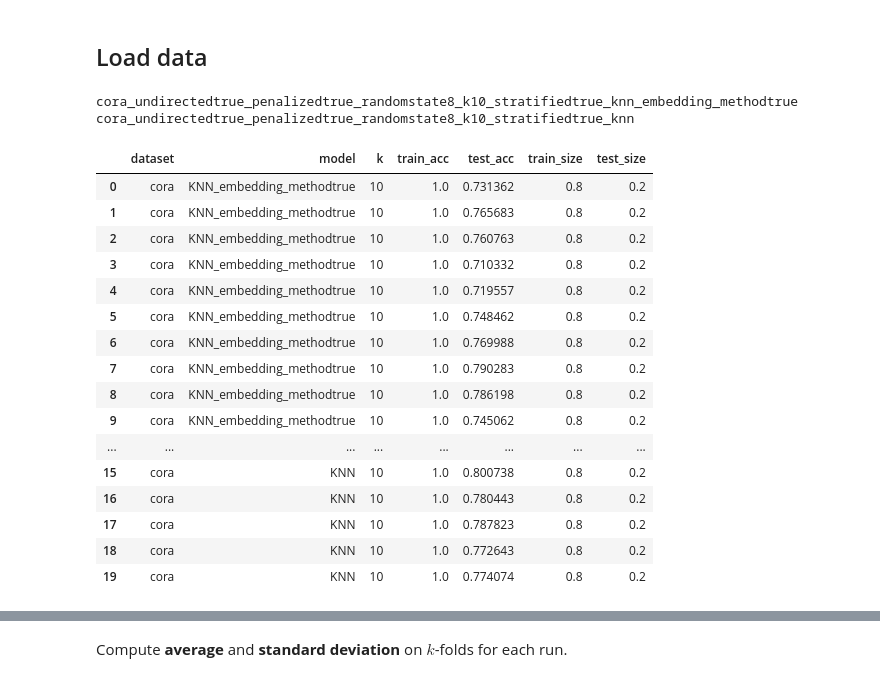
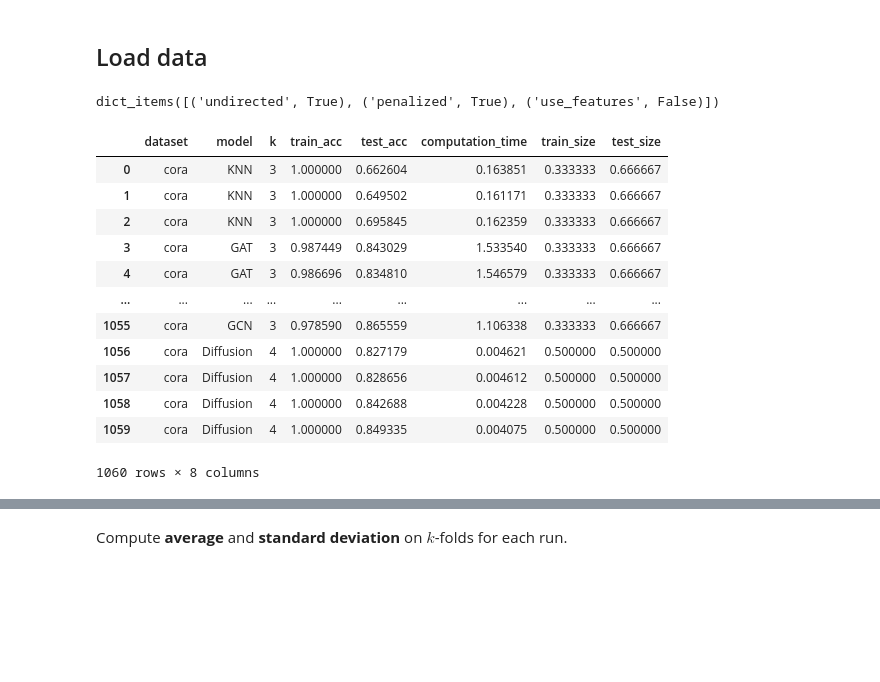
Before and after one commit to simondelarue/GNNsBenchmarkPerformance, a Jupyter notebook: notebooks/plots.ipynb, the cells around one changed output, grey strips where cells are left out. Saved outputs shown, nothing was run; the diff lists cells and outputs as text; code cells hidden in the pictures; blank space fills up the shorter version.

```diff
--- a/notebooks/plots.ipynb
+++ b/notebooks/plots.ipynb
@@ -22,11 +22,15 @@ def data2df(path: str, **kwargs):
     df = pd.DataFrame(columns=['dataset', 'model', 'k', 'train_acc', 'test_acc', 'computation_time'])
     n_params = len(kwargs.keys())
 
+    print(kwargs.items())
     # Load data
     for i, file in enumerate(os.listdir(path)):
         cpt = 0
         for key_elem, value in kwargs.items():
-            if (str(key_elem) + str(value).lower()) not in file:
+            if str(key_elem) == 'use_features' and str(value).lower() == 'false':
+                if 'use_featurestrue' in file:
+                    cpt += 1
+            elif (str(key_elem) + str(value).lower()) not in file:
                 cpt += 1
 
         if cpt == 0:
@@ -98,28 +102,23 @@ def line(error_y_mode=None, **kwargs):
 # %%
 RUNPATH = os.path.join(os.path.dirname(os.getcwd()), 'runs')
 
 # Store data into DataFrame
 #df = data2df(RUNPATH, undir=True, penalized=True)
-df = data2df(RUNPATH, undirected=True, penalized=True)
+df = data2df(RUNPATH, undirected=True, penalized=True, use_features=False)
 df
 # %% [output]
-cora_undirectedtrue_penalizedtrue_randomstate8_k10_stratifiedtrue_knn_embedding_methodtrue
-cora_undirectedtrue_penalizedtrue_randomstate8_k10_stratifiedtrue_knn
+dict_items([('undirected', True), ('penalized', True), ('use_features', False)])
-|  | dataset | model | k | train_acc | test_acc | train_size | test_size |
-| 0 | cora | KNN_embedding_methodtrue | 10 | 1.0 | 0.731362 | 0.8 | 0.2 |
-| 1 | cora | KNN_embedding_methodtrue | 10 | 1.0 | 0.765683 | 0.8 | 0.2 |
-| 2 | cora | KNN_embedding_methodtrue | 10 | 1.0 | 0.760763 | 0.8 | 0.2 |
-| 3 | cora | KNN_embedding_methodtrue | 10 | 1.0 | 0.710332 | 0.8 | 0.2 |
-| 4 | cora | KNN_embedding_methodtrue | 10 | 1.0 | 0.719557 | 0.8 | 0.2 |
-| 5 | cora | KNN_embedding_methodtrue | 10 | 1.0 | 0.748462 | 0.8 | 0.2 |
-| 6 | cora | KNN_embedding_methodtrue | 10 | 1.0 | 0.769988 | 0.8 | 0.2 |
-| 7 | cora | KNN_embedding_methodtrue | 10 | 1.0 | 0.790283 | 0.8 | 0.2 |
-| 8 | cora | KNN_embedding_methodtrue | 10 | 1.0 | 0.786198 | 0.8 | 0.2 |
-| 9 | cora | KNN_embedding_methodtrue | 10 | 1.0 | 0.745062 | 0.8 | 0.2 |
-| ... | ... | ... | ... | ... | ... | ... | ... |
-| 15 | cora | KNN | 10 | 1.0 | 0.800738 | 0.8 | 0.2 |
-| 16 | cora | KNN | 10 | 1.0 | 0.780443 | 0.8 | 0.2 |
-| 17 | cora | KNN | 10 | 1.0 | 0.787823 | 0.8 | 0.2 |
-| 18 | cora | KNN | 10 | 1.0 | 0.772643 | 0.8 | 0.2 |
-| 19 | cora | KNN | 10 | 1.0 | 0.774074 | 0.8 | 0.2 |
+|  | dataset | model | k | train_acc | test_acc | computation_time | train_size | test_size |
+| 0 | cora | KNN | 3 | 1.000000 | 0.662604 | 0.163851 | 0.333333 | 0.666667 |
+| 1 | cora | KNN | 3 | 1.000000 | 0.649502 | 0.161171 | 0.333333 | 0.666667 |
+| 2 | cora | KNN | 3 | 1.000000 | 0.695845 | 0.162359 | 0.333333 | 0.666667 |
+| 3 | cora | GAT | 3 | 0.987449 | 0.843029 | 1.533540 | 0.333333 | 0.666667 |
+| 4 | cora | GAT | 3 | 0.986696 | 0.834810 | 1.546579 | 0.333333 | 0.666667 |
+| ... | ... | ... | ... | ... | ... | ... | ... | ... |
+| 1055 | cora | GCN | 3 | 0.978590 | 0.865559 | 1.106338 | 0.333333 | 0.666667 |
+| 1056 | cora | Diffusion | 4 | 1.000000 | 0.827179 | 0.004621 | 0.500000 | 0.500000 |
+| 1057 | cora | Diffusion | 4 | 1.000000 | 0.828656 | 0.004612 | 0.500000 | 0.500000 |
+| 1058 | cora | Diffusion | 4 | 1.000000 | 0.842688 | 0.004228 | 0.500000 | 0.500000 |
+| 1059 | cora | Diffusion | 4 | 1.000000 | 0.849335 | 0.004075 | 0.500000 | 0.500000 |
+1060 rows × 8 columns
 # %%
```
Also changed, not shown: parts of 3 cells of this notebook, 1 other file.
